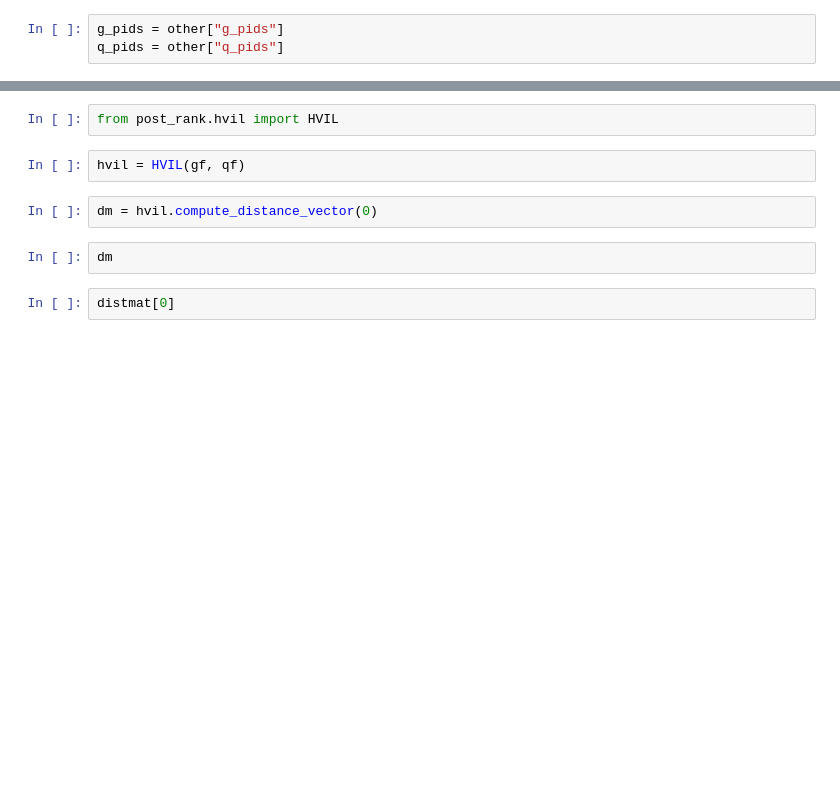
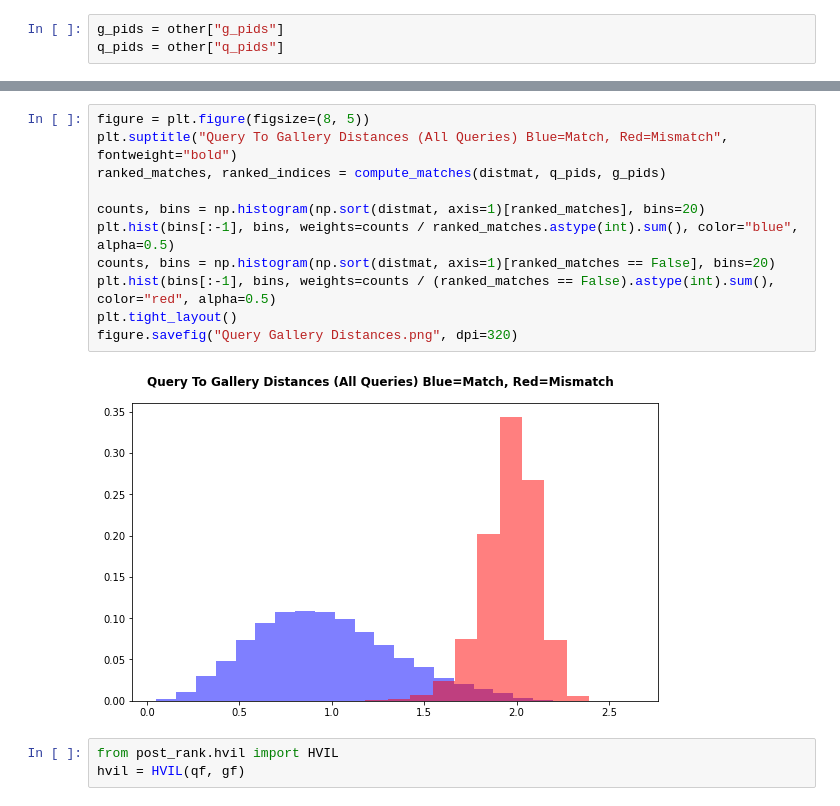
Before and after one commit to itsnamgyu/reid-metric, a Jupyter notebook: notebooks/hvil_initial.ipynb, the cells around one changed output, grey strips where cells are left out. Saved outputs shown, nothing was run; the diff lists cells and outputs as text; blank space fills up the shorter version.

Commit message:
Update hvil code and initial notebook

```diff
--- a/notebooks/hvil_initial.ipynb
+++ b/notebooks/hvil_initial.ipynb
@@ -26,10 +66,16 @@ q_pids = other["q_pids"]
+# %%
+figure = plt.figure(figsize=(8, 5))
+plt.suptitle("Query To Gallery Distances (All Queries) Blue=Match, Red=Mismatch", fontweight="bold")
+ranked_matches, ranked_indices = compute_matches(distmat, q_pids, g_pids)
+
+counts, bins = np.histogram(np.sort(distmat, axis=1)[ranked_matches], bins=20)
+plt.hist(bins[:-1], bins, weights=counts / ranked_matches.astype(int).sum(), color="blue", alpha=0.5)
+counts, bins = np.histogram(np.sort(distmat, axis=1)[ranked_matches == False], bins=20)
+plt.hist(bins[:-1], bins, weights=counts / (ranked_matches == False).astype(int).sum(), color="red", alpha=0.5)
+plt.tight_layout()
+figure.savefig("Query Gallery Distances.png", dpi=320)
+# %% [output]
+[figure, added]
 # %%
 from post_rank.hvil import HVIL
+hvil = HVIL(qf, gf)
-# %%
-hvil = HVIL(gf, qf)
-# %%
-dm = hvil.compute_distance_vector(0)
-# %%
-dm
-# %%
-distmat[0]
```
Also changed, not shown: parts of 45 cells of this notebook, 1 other file.
